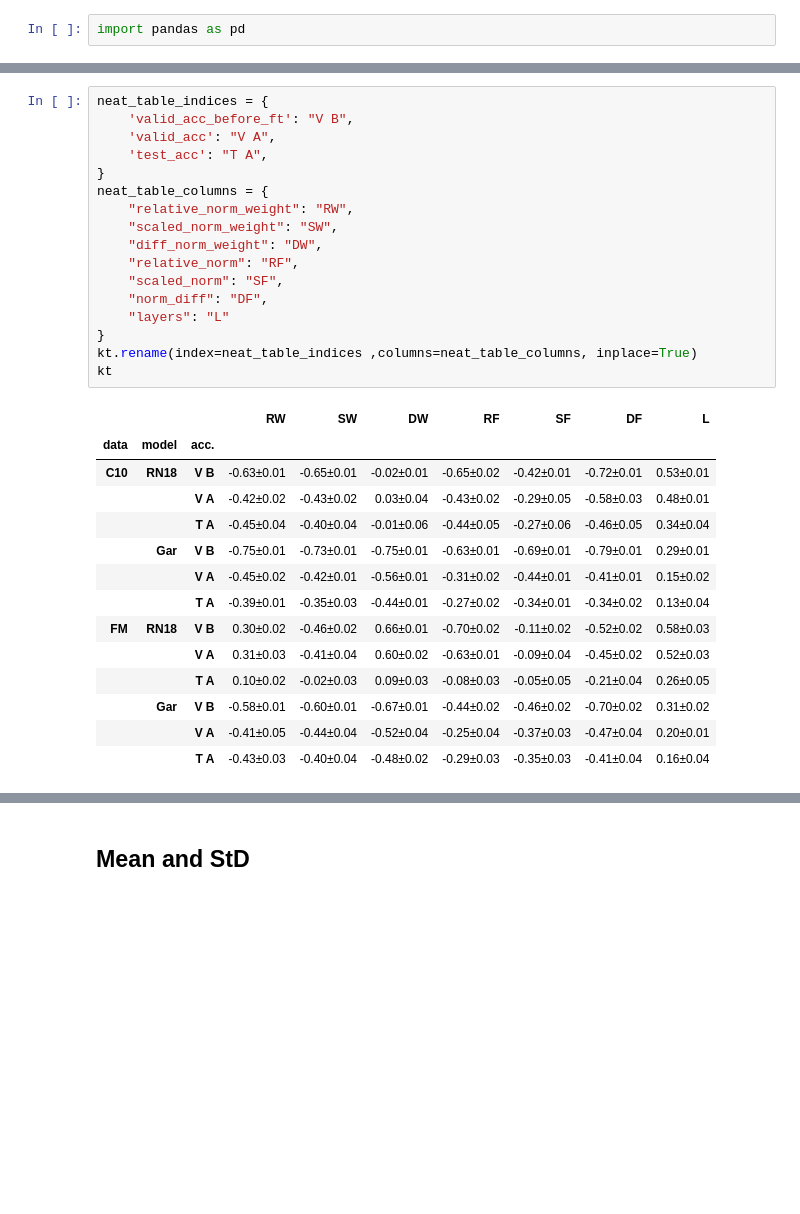
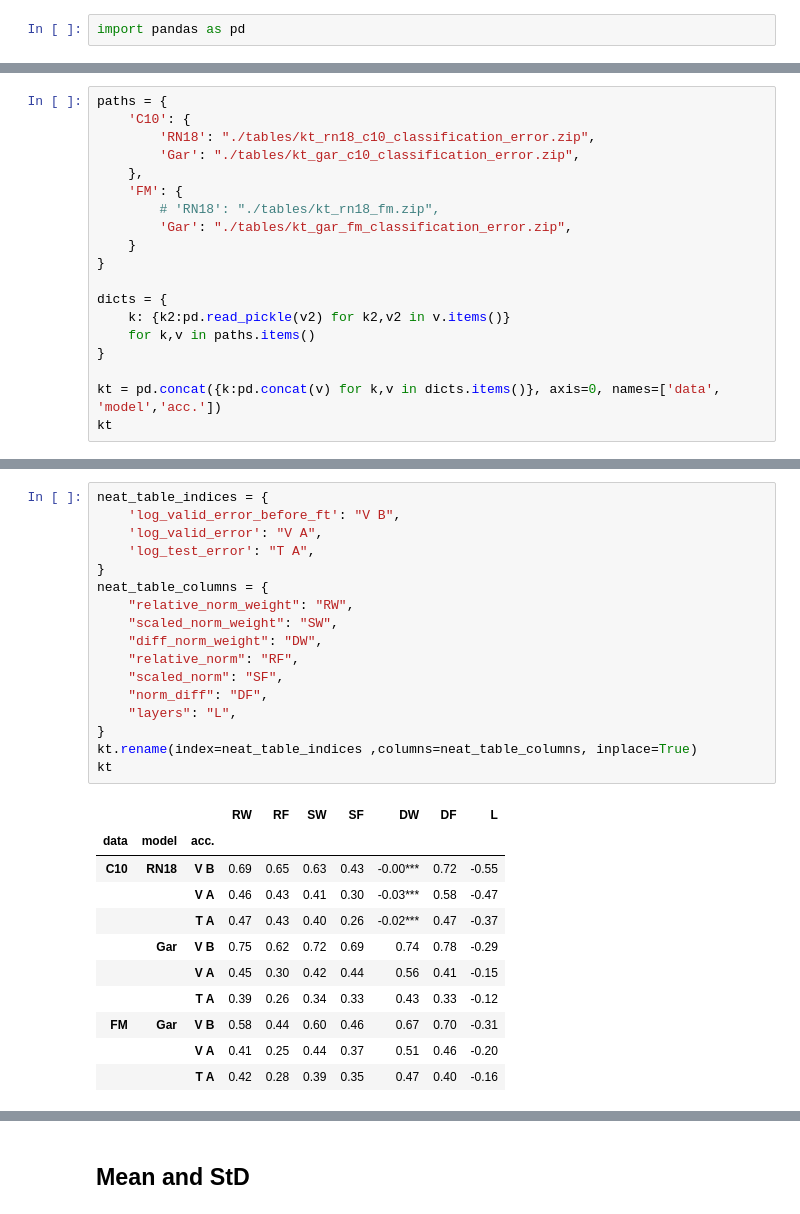
Before and after one commit to JSchuurmans/tddl, a Jupyter notebook: notebooks/results/kendalls_tau.ipynb, the cells around one changed output, grey strips where cells are left out. Saved outputs shown, nothing was run; the diff lists cells and outputs as text; blank space fills up the shorter version.

```diff
--- a/notebooks/results/kendalls_tau.ipynb
+++ b/notebooks/results/kendalls_tau.ipynb
@@ -59,3 +59,22 @@ kt
 |  | Gar | valid_acc_before_ft | -0.58 | -0.60 | -0.67 | -0.44 | ... |
 |  |  | valid_acc | -0.41 | -0.44 | -0.51 | -0.25 | ... |
 |  |  | test_acc | -0.42 | -0.39 | -0.47 | -0.28 | ... |
+# %%
+paths = {
+    'C10': {
+        'RN18': "./tables/kt_rn18_c10_classification_error.zip",
+        'Gar': "./tables/kt_gar_c10_classification_error.zip",
+    },
+    'FM': {
+        # 'RN18': "./tables/kt_rn18_fm.zip",
+        'Gar': "./tables/kt_gar_fm_classification_error.zip",
+    }
+}
+
+dicts = {
+    k: {k2:pd.read_pickle(v2) for k2,v2 in v.items()}
+    for k,v in paths.items()
+}
+
+kt = pd.concat({k:pd.concat(v) for k,v in dicts.items()}, axis=0, names=['data', 'model','acc.'])
+kt
@@ -62,35 +93,32 @@ kt
 # %%
 neat_table_indices = {
-    'valid_acc_before_ft': "V B",
-    'valid_acc': "V A",
-    'test_acc': "T A",
+    'log_valid_error_before_ft': "V B",
+    'log_valid_error': "V A",
+    'log_test_error': "T A",
 }
 neat_table_columns = {
     "relative_norm_weight": "RW",
     "scaled_norm_weight": "SW",
     "diff_norm_weight": "DW",
     "relative_norm": "RF",
     "scaled_norm": "SF",
     "norm_diff": "DF",
-    "layers": "L"
+    "layers": "L",
 }
 kt.rename(index=neat_table_indices ,columns=neat_table_columns, inplace=True)
 kt
 # %% [output]
-|  |  |  | RW | SW | DW | RF | SF | DF | L |
+|  |  |  | RW | RF | SW | SF | DW | DF | L |
 | data | model | acc. |  |  |  |  |  |  |  |
-| C10 | RN18 | V B | -0.63±0.01 | -0.65±0.01 | -0.02±0.01 | -0.65±0.02 | -0.42±0.01 | -0.72±0.01 | 0.53±0.01 |
-|  |  | V A | -0.42±0.02 | -0.43±0.02 | 0.03±0.04 | -0.43±0.02 | -0.29±0.05 | -0.58±0.03 | 0.48±0.01 |
-|  |  | T A | -0.45±0.04 | -0.40±0.04 | -0.01±0.06 | -0.44±0.05 | -0.27±0.06 | -0.46±0.05 | 0.34±0.04 |
-|  | Gar | V B | -0.75±0.01 | -0.73±0.01 | -0.75±0.01 | -0.63±0.01 | -0.69±0.01 | -0.79±0.01 | 0.29±0.01 |
-|  |  | V A | -0.45±0.02 | -0.42±0.01 | -0.56±0.01 | -0.31±0.02 | -0.44±0.01 | -0.41±0.01 | 0.15±0.02 |
-|  |  | T A | -0.39±0.01 | -0.35±0.03 | -0.44±0.01 | -0.27±0.02 | -0.34±0.01 | -0.34±0.02 | 0.13±0.04 |
-| FM | RN18 | V B | 0.30±0.02 | -0.46±0.02 | 0.66±0.01 | -0.70±0.02 | -0.11±0.02 | -0.52±0.02 | 0.58±0.03 |
-|  |  | V A | 0.31±0.03 | -0.41±0.04 | 0.60±0.02 | -0.63±0.01 | -0.09±0.04 | -0.45±0.02 | 0.52±0.03 |
-|  |  | T A | 0.10±0.02 | -0.02±0.03 | 0.09±0.03 | -0.08±0.03 | -0.05±0.05 | -0.21±0.04 | 0.26±0.05 |
-|  | Gar | V B | -0.58±0.01 | -0.60±0.01 | -0.67±0.01 | -0.44±0.02 | -0.46±0.02 | -0.70±0.02 | 0.31±0.02 |
-|  |  | V A | -0.41±0.05 | -0.44±0.04 | -0.52±0.04 | -0.25±0.04 | -0.37±0.03 | -0.47±0.04 | 0.20±0.01 |
-|  |  | T A | -0.43±0.03 | -0.40±0.04 | -0.48±0.02 | -0.29±0.03 | -0.35±0.03 | -0.41±0.04 | 0.16±0.04 |
+| C10 | RN18 | V B | 0.69 | 0.65 | 0.63 | 0.43 | -0.00*** | 0.72 | -0.55 |
+|  |  | V A | 0.46 | 0.43 | 0.41 | 0.30 | -0.03*** | 0.58 | -0.47 |
+|  |  | T A | 0.47 | 0.43 | 0.40 | 0.26 | -0.02*** | 0.47 | -0.37 |
+|  | Gar | V B | 0.75 | 0.62 | 0.72 | 0.69 | 0.74 | 0.78 | -0.29 |
+|  |  | V A | 0.45 | 0.30 | 0.42 | 0.44 | 0.56 | 0.41 | -0.15 |
+|  |  | T A | 0.39 | 0.26 | 0.34 | 0.33 | 0.43 | 0.33 | -0.12 |
+| FM | Gar | V B | 0.58 | 0.44 | 0.60 | 0.46 | 0.67 | 0.70 | -0.31 |
+|  |  | V A | 0.41 | 0.25 | 0.44 | 0.37 | 0.51 | 0.46 | -0.20 |
+|  |  | T A | 0.42 | 0.28 | 0.39 | 0.35 | 0.47 | 0.40 | -0.16 |
 # %%
 d = {
     'W': kt[['RW','SW','DW']],
```
Also changed, not shown: parts of 27 cells of this notebook, 4 other files.
